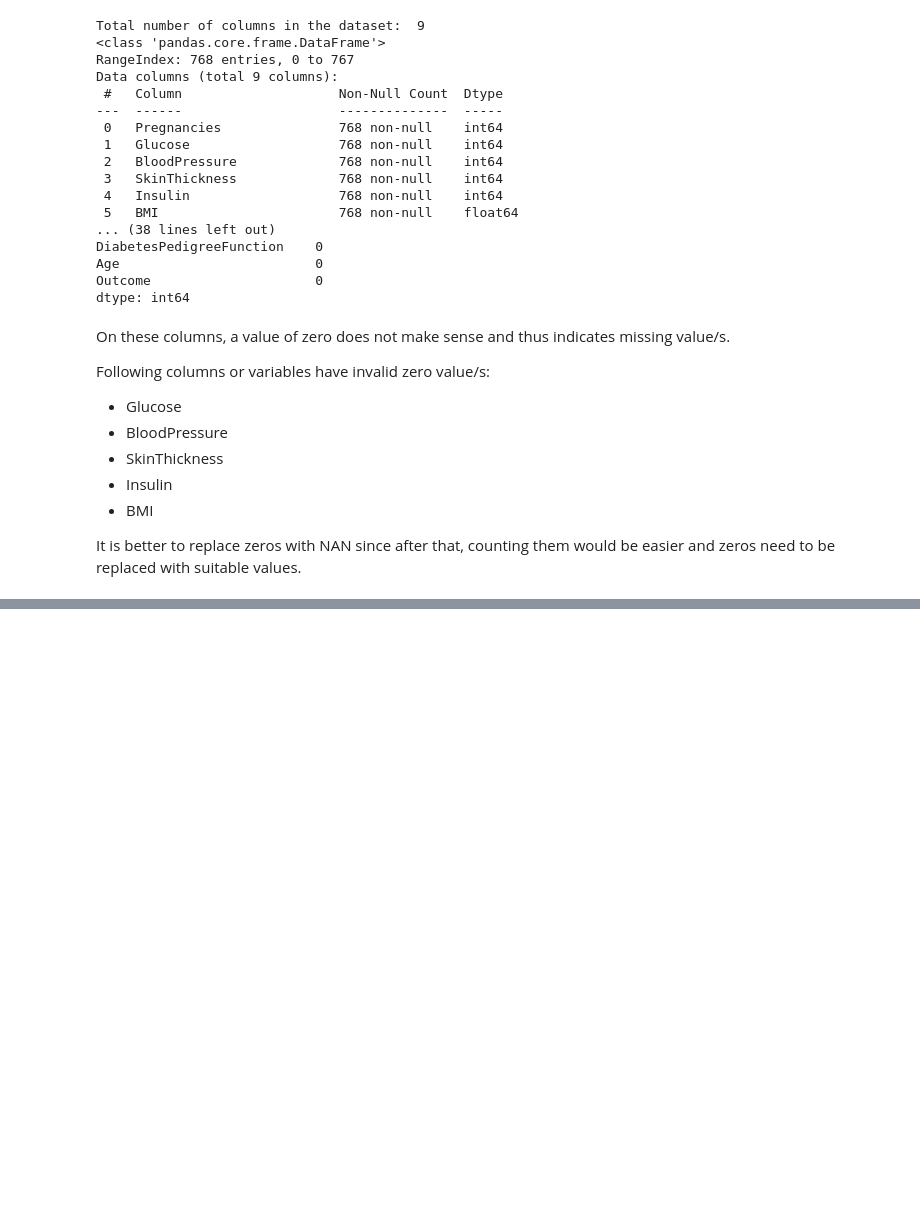
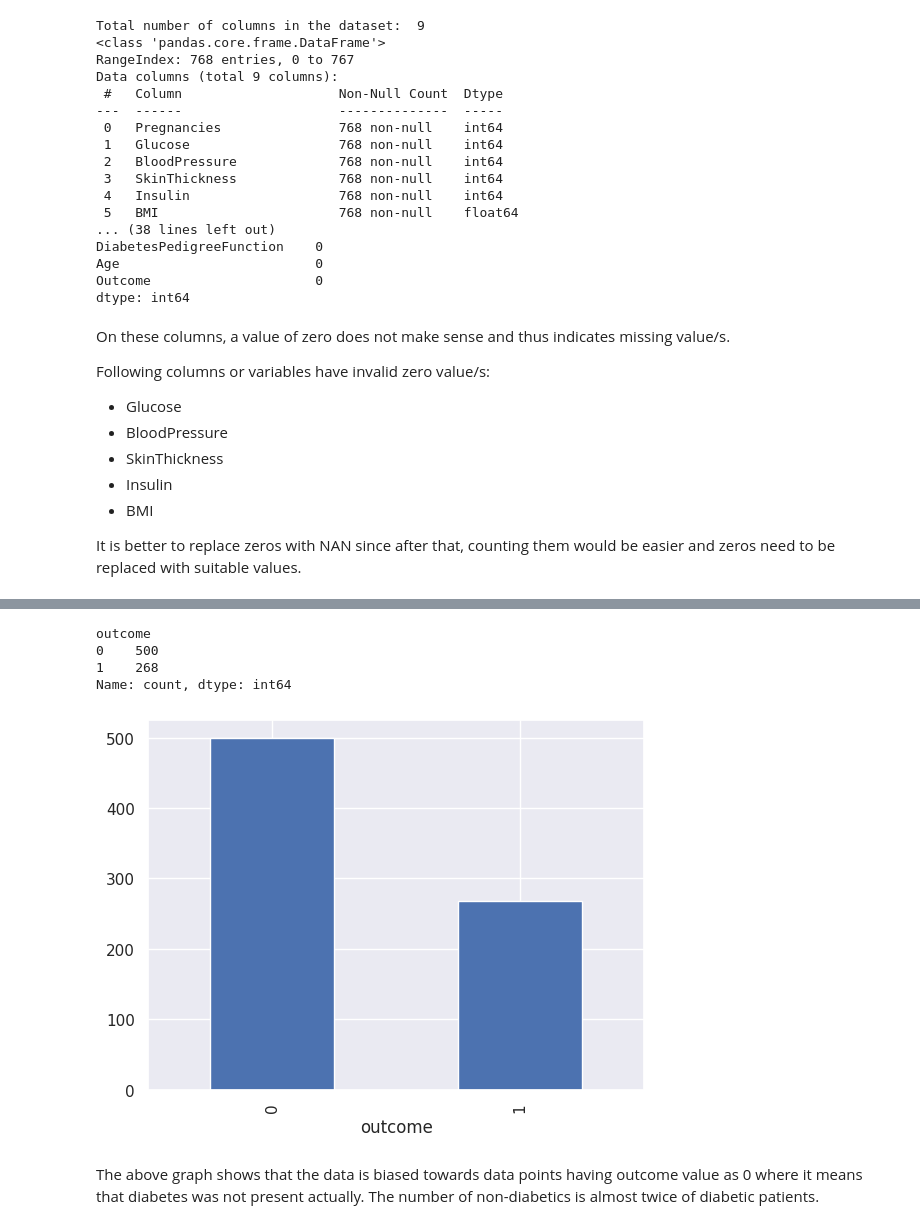
Before and after one commit to marina04-dev/Jupyter_Notebooks, a Jupyter notebook: Diabetes_Prediction.ipynb, the cells around one changed output, grey strips where cells are left out. Drawn from its saved outputs; the diff is of its cells as text; code cells hidden in the pictures; blank space fills up the shorter version.

```diff
--- a/Diabetes_Prediction.ipynb
+++ b/Diabetes_Prediction.ipynb
@@ -129,0 +172,15 @@ It is better to replace zeros with NAN since after that, counting them would be
+# %%
+# Checking the balance of the data by plotting the count of outcomes by their values
+color_wheel = {1: "#0392cf",
+               0: "#7bc043"}
+colors = data['outcome'].map(lambda x: color_wheel.get(x + 1))
+print(data['outcome'].value_counts())
+p = data['outcome'].value_counts().plot(kind='bar')
+# %% [output]
+outcome
+0    500
+1    268
+Name: count, dtype: int64
+[figure, added]
+# %% [markdown]
+The above graph shows that the data is biased towards data points having outcome value as 0 where it means that diabetes was not present actually. The number of non-diabetics is almost twice of diabetic patients.
```
Also changed, not shown: parts of 4 cells of this notebook.
